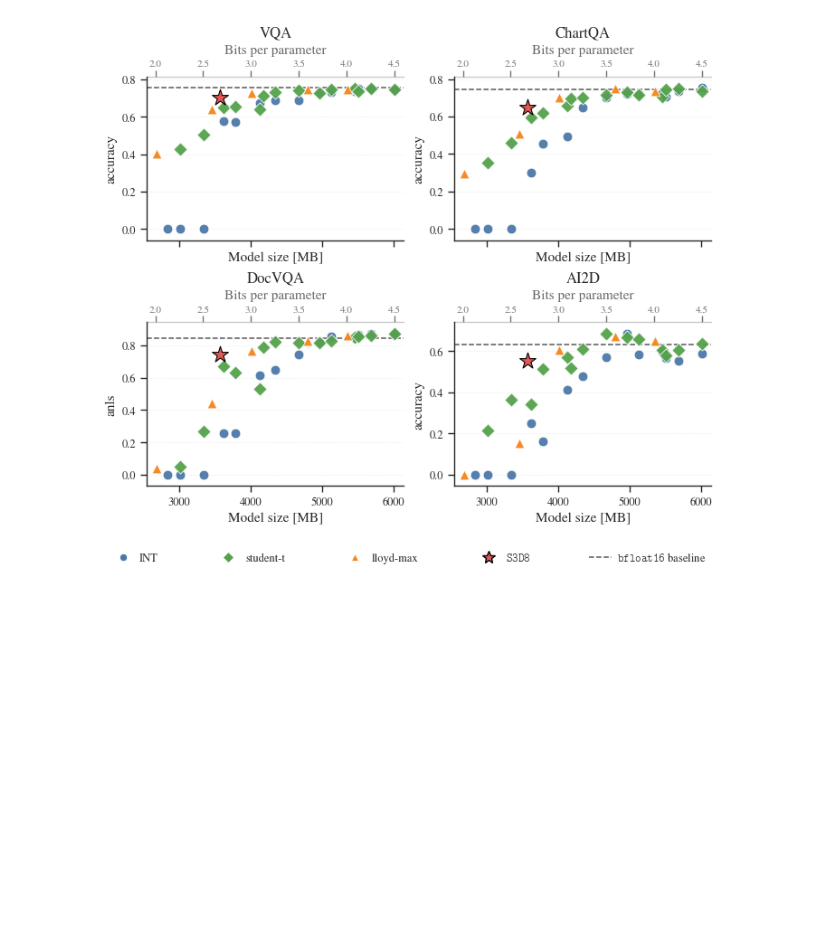
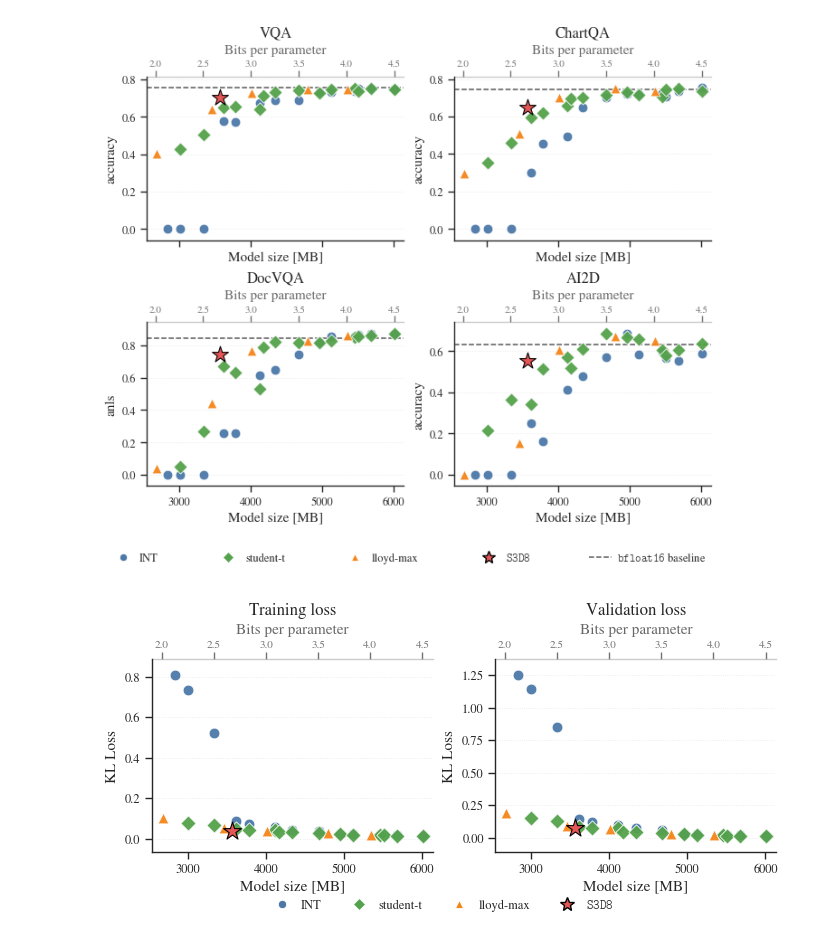
Before and after one commit to graphcore-research/llama-mobile-vlm, a Jupyter notebook: 20260415-PaperFigures.ipynb, the cells around one changed output. Drawn from its saved outputs; the diff is of its cells as text; code cells hidden in the pictures; blank space fills up the shorter version.

Commit message:
Update figures

```diff
--- a/20260415-PaperFigures.ipynb
+++ b/20260415-PaperFigures.ipynb
@@ -902,3 +902,29 @@ save_figure(fig, "fig_format_tasks.pdf")
 plt.show()
 # %% [output]
 [figure]
+# %%
+loss_specs = [("train_loss", "Training loss"), ("val_loss", "Validation loss")]
+figsize = (6.8, 3.0)
+fig, axes = plt.subplots(1, 2, figsize=figsize, constrained_layout=True)
+
+for ax, (key, title) in zip(axes, loss_specs):
+    scatter_groups(ax, format_df.dropna(subset=[key]), "format", format_styles, "size", key)
+    plot_s3d8(ax, our_size, our_loss_scores[key])
+
+    ax.set(title=title, xlabel="Model size [MB]", ylabel="KL Loss")
+    finish_size_axis(ax, size_to_bpp, y_margin=0.10)
+
+fig.legend(
+    handles=[*style_handles(format_styles), s3d8_handle()],
+    loc="lower center",
+    ncol=4,
+    frameon=False,
+    bbox_to_anchor=(0.5, -0.08),
+    labelspacing=0.35,
+    handletextpad=0.5,
+)
+
+save_figure(fig, "fig_format_loss.pdf")
+plt.show()
+# %% [output]
+[figure, added]
```
Also changed, not shown: parts of 1 cell of this notebook.
